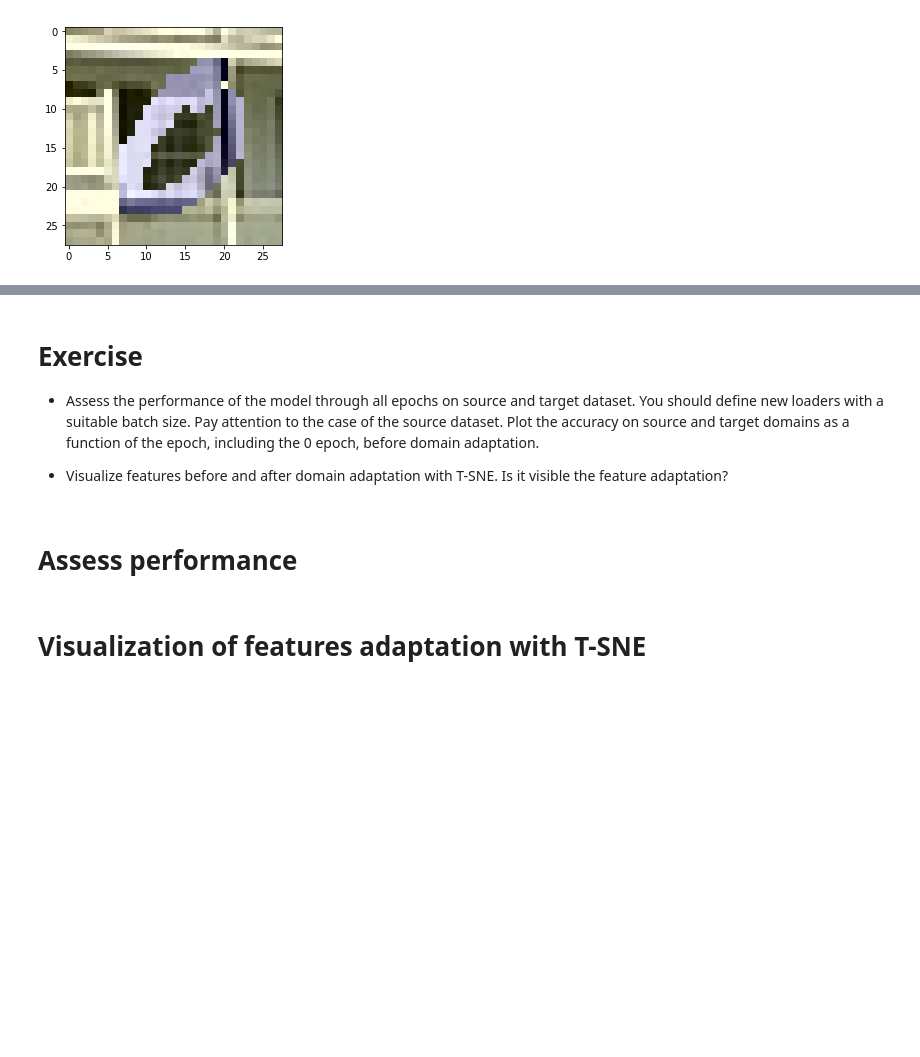
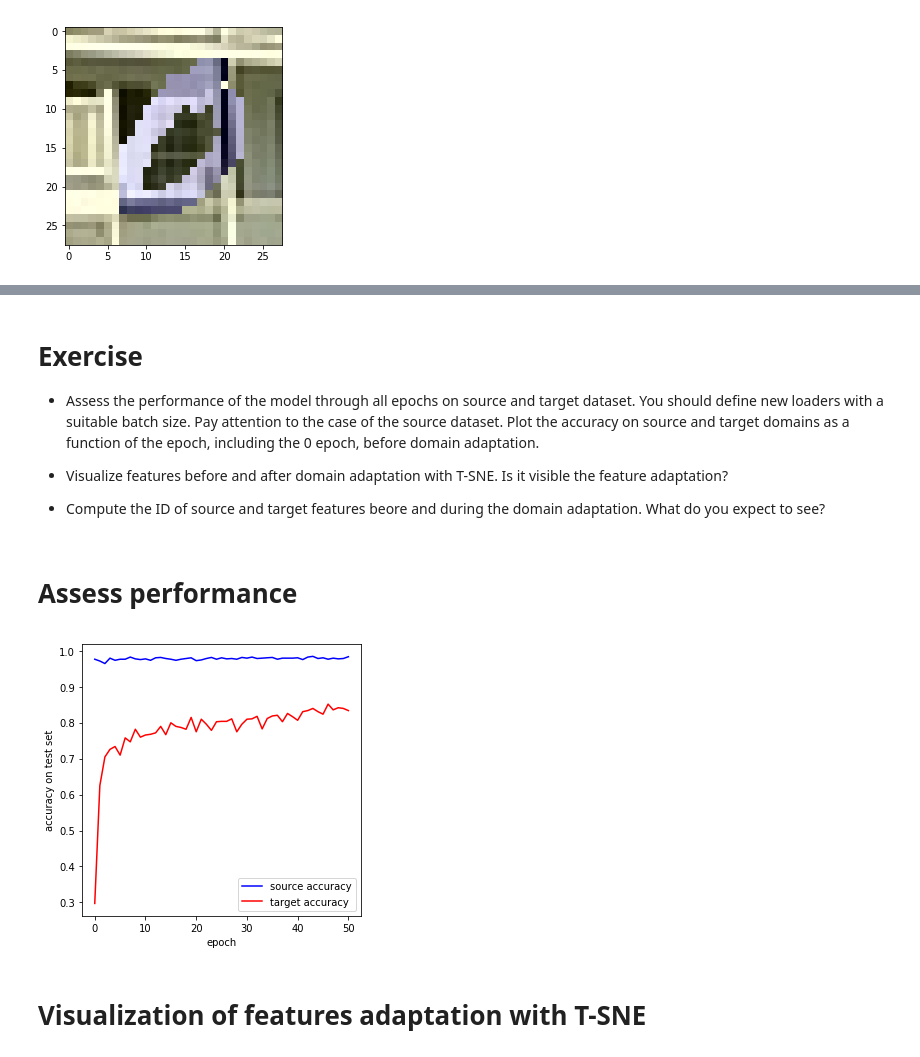
Before and after one commit to ansuini/MHPC_DL, a Jupyter notebook: day2/domain_adaptation.ipynb, the cells around one changed output, grey strips where cells are left out. Drawn from its saved outputs; the diff is of its cells as text; code cells hidden in the pictures; blank space fills up the shorter version.

```diff
--- a/day2/domain_adaptation.ipynb
+++ b/day2/domain_adaptation.ipynb
@@ -179,6 +189,8 @@ EPOCH 003: domain_loss=0.5477, source_accuracy=0.9223
 - Assess the performance of the model through all epochs on source and target dataset. You should define new loaders with a suitable batch size. Pay attention to the case of the source dataset. Plot the accuracy on source and target domains as a function of the epoch, including the 0 epoch, before domain adaptation.
 
 - Visualize features before and after domain adaptation with T-SNE. Is it visible the feature adaptation?
+
+- Compute the ID of source and target features beore and  during the domain adaptation. What do you expect to see?
 # %% [markdown]
 # Assess performance
 # %%
@@ -226,12 +238,14 @@ for epoch in range(epochs + 1):
     target_acc.append(acc)
 # %%
 fig=plt.figure(figsize=(5,5))
-plt.plot(source_acc,'-bo',label='source accuracy')
-plt.plot(target_acc,'-ro',label='target accuracy')
+plt.plot(source_acc,'-b',label='source accuracy')
+plt.plot(target_acc,'-r',label='target accuracy')
 plt.xlabel('epoch')
 plt.ylabel('accuracy on test set')
 plt.legend()
 plt.show()
+# %% [output]
+[figure, added]
 # %% [markdown]
 # Visualization of features adaptation with T-SNE
 # %%
```
Also changed, not shown: parts of 4 cells of this notebook, 46 other files.
